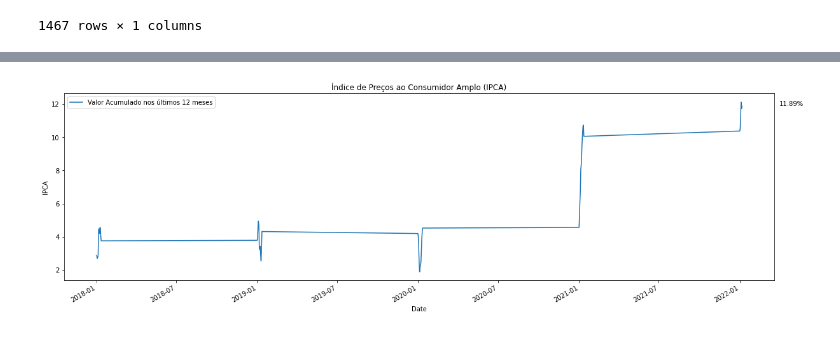
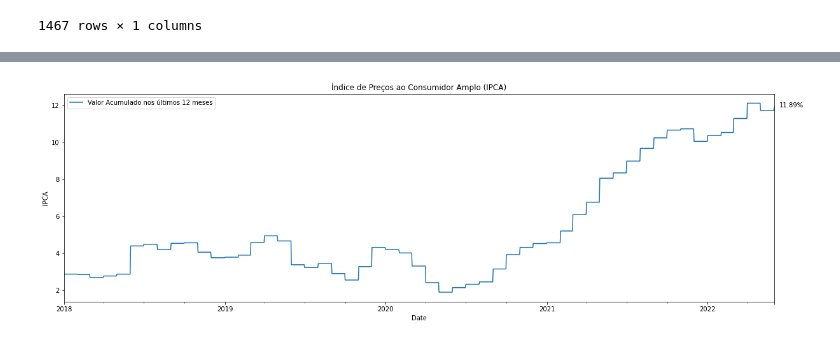
Before and after one commit to mso13/Mestrado_PPGI, a Jupyter notebook: data/macro/macroeconomics_data.ipynb, the cells around one changed output, grey strips where cells are left out. Cells and saved outputs as stored; diff of their text form; code cells hidden in the pictures.

Commit message:
Correção dado IPCA diário

```diff
--- a/data/macro/macroeconomics_data.ipynb
+++ b/data/macro/macroeconomics_data.ipynb
@@ -61,6 +67,8 @@ df_index
 # %%
+# Import IPCA csv
 ipca = pd.read_csv('./ipca.csv', sep=';')
-ipca['date'] = pd.to_datetime(ipca['date'])
-ipca.set_index('date', inplace=True)
-ipca = ipca.sort_index(ascending=True)
-ipca.head(12)
+
+# Make it daily
+ipca['date'] = pd.to_datetime(ipca['date'], format='%d/%m/%Y')
+ipca_daily = ipca.set_index('date').resample('d').ffill().reset_index()
+ipca_daily.set_index('date', inplace=True)
@@ -82,16 +86,16 @@ ipca.head(12)
 # %%
 fig, ax = plt.subplots(figsize=(20, 6))
-ipca.plot(ax=ax)
+ipca_daily.plot(ax=ax)
 ax.set_title('Índice de Preços ao Consumidor Amplo (IPCA)')
 plt.legend(['Valor Acumulado nos últimos 12 meses'])
 plt.ylabel('IPCA')
 plt.xlabel('Date')
-plt.annotate('%0.2f' % ipca.value.values[-1] + '%',
-                xy=(1, ipca.value.values[-1]),
+plt.annotate('%0.2f' % ipca_daily.value.values[-1] + '%',
+                xy=(1, ipca_daily.value.values[-1]),
                 xytext=(8, 0),
                 xycoords=('axes fraction', 'data'),
                 textcoords='offset points')
 
 plt.plot();
 # %% [output]
-[figure, old version]
+[figure, new version]
```
Also changed, not shown: parts of 5 cells of this notebook, 3 other files.
